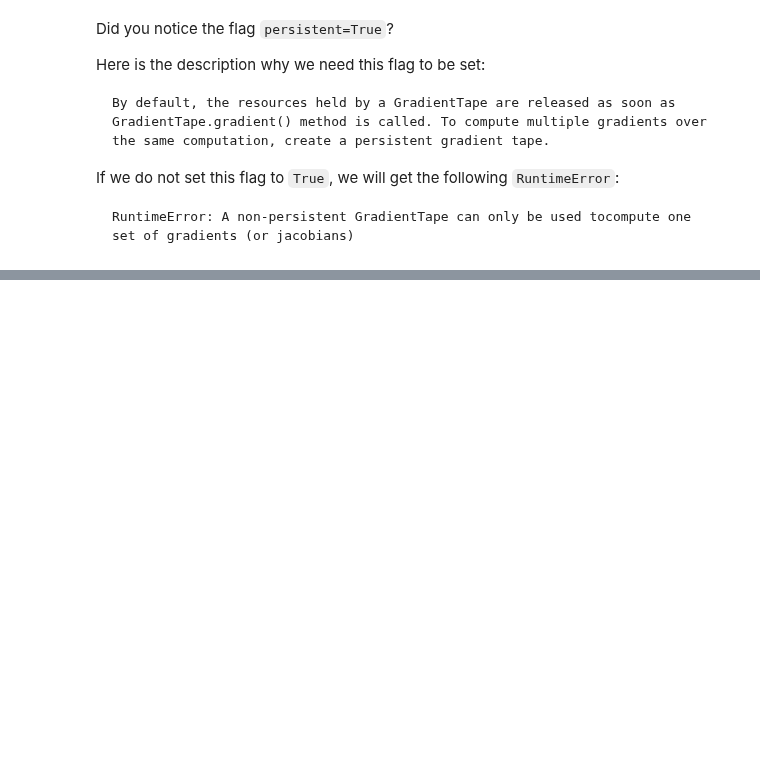
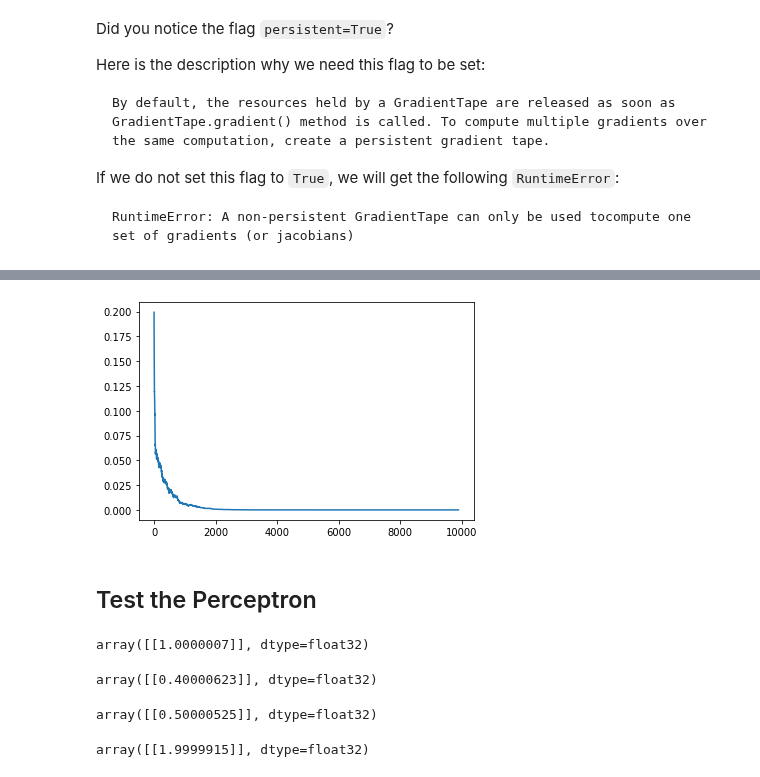
Before and after one commit to juebrauer/central, a Jupyter notebook: 005_tensorflow_computing_gradients/tensorflow_computing_gradients.ipynb, the cells around one changed output, grey strips where cells are left out. Saved outputs shown, nothing was run; the diff lists cells and outputs as text; code cells hidden in the pictures; blank space fills up the shorter version.

Commit message:
Managed it to implement a Perceptron using TensorFlow WITHOUT Keras.
The Perceptron is able to learn to add two numbers just with the help of example training patterns.

```diff
--- a/005_tensorflow_computing_gradients/tensorflow_computing_gradients.ipynb
+++ b/005_tensorflow_computing_gradients/tensorflow_computing_gradients.ipynb
@@ -269,0 +273,23 @@ If we do not set this flag to `True`, we will get the following `RuntimeError`:
+# %%
+class NN:
+
+    def __init__(self, nr_inputs, nr_outputs):
+        self.nr_inputs = nr_inputs
+        self.nr_outputs = nr_outputs
+        self.W1 = tf.Variable( tf.random.normal((nr_inputs, nr_outputs),
+                               stddev=0.1),
+                               name="W1"
+                             )
+        self.b1 = tf.Variable( tf.zeros((1, nr_outputs) ), name="b1" )
+
+
+    def __call__(self, x):
+        x_tf = tf.cast(x, dtype=tf.float32)
+        o1 = tf.matmul(x_tf, self.W1) + self.b1
+        return o1
+# %%
+def loss_fn(y_true, y_pred):
+    loss = tf.losses.mean_squared_error(y_true, y_pred)
+    return loss
+# %%
+optimizer = tf.keras.optimizers.SGD(lr=0.01)
@@ -269,0 +314,7 @@ If we do not set this flag to `True`, we will get the following `RuntimeError`:
+# %%
+import numpy
+x1 = 1.0
+x2 = 2.0
+input_vec = numpy.array( [[x1,x2]] )
+pred = P(input_vec)
+pred
@@ -269,0 +406,25 @@ If we do not set this flag to `True`, we will get the following `RuntimeError`:
+# %%
+import matplotlib.pyplot as plt
+
+plt.plot( list_of_avg_errors )
+plt.show()
+# %% [output]
+[figure, added]
+# %% [markdown]
+## Test the Perceptron
+# %%
+P( numpy.array( [[0.5, 0.5]] ) ).numpy()
+# %% [output]
+array([[1.0000007]], dtype=float32)
+# %%
+P( numpy.array( [[0.1, 0.3]] ) ).numpy()
+# %% [output]
+array([[0.40000623]], dtype=float32)
+# %%
+P( numpy.array( [[0.3, 0.2]] ) ).numpy()
+# %% [output]
+array([[0.50000525]], dtype=float32)
+# %%
+P( numpy.array( [[1.0, 1.0]] ) ).numpy()
+# %% [output]
+array([[1.9999915]], dtype=float32)
```
Also changed, not shown: parts of 19 cells of this notebook.
